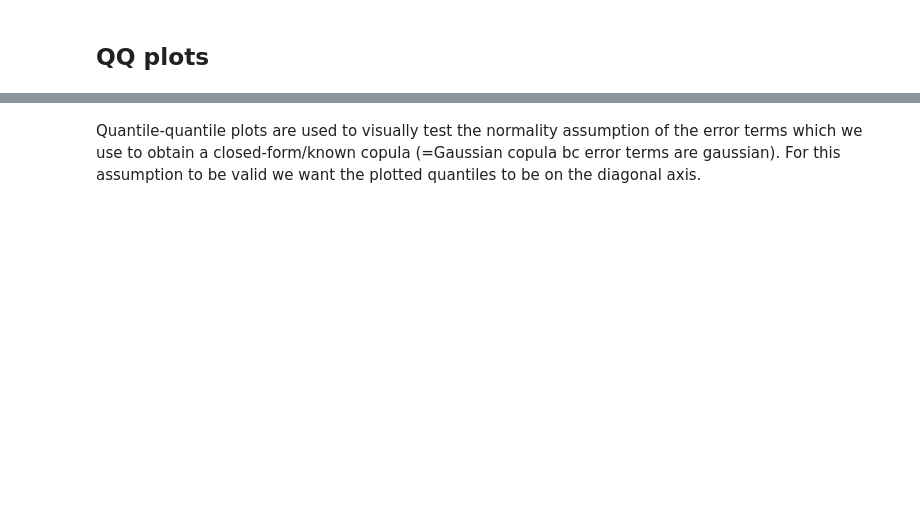
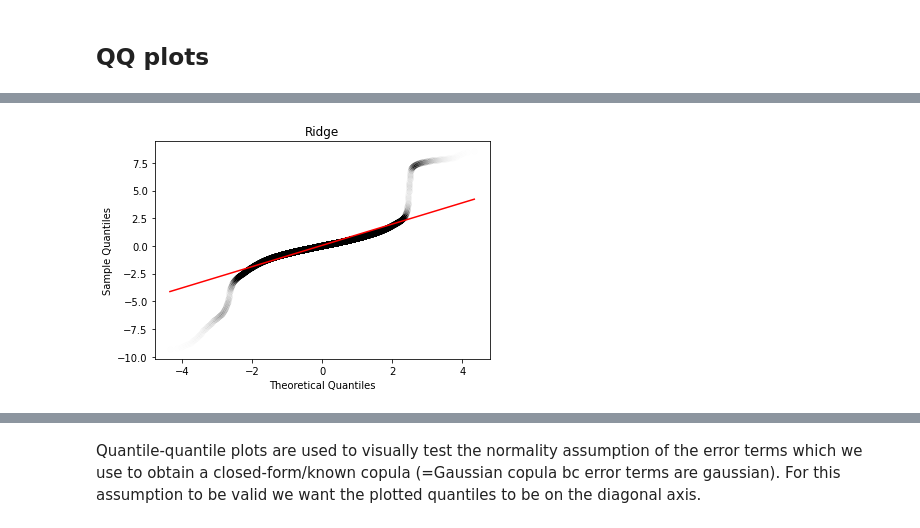
Before and after one commit to clarahoffmann/commaai, a Jupyter notebook: 05_predictions/01_qq_plots.ipynb, the cells around one changed output, grey strips where cells are left out. Drawn from its saved outputs; the diff is of its cells as text; code cells hidden in the pictures; blank space fills up the shorter version.

```diff
--- a/05_predictions/01_qq_plots.ipynb
+++ b/05_predictions/01_qq_plots.ipynb
@@ -8,0 +60,23 @@ import matplotlib.pyplot as plt
+# %%
+B_zeta = np.load('../../data/commaai/extracted_coefficients/20201021_unrestr_gaussian_resampled/Bzeta/B_zeta_val.npy')
+true_z = np.load('../../data/commaai/extracted_coefficients/20201021_unrestr_gaussian_resampled/Bzeta/tr_labels_val.npy')
+density_path = '../../data/commaai/density/gaussian_density.csv'
+density = pd.read_csv(density_path)
+# %%
+mu_t_va = np.load('../../data/commaai/va/unfiltered_gaussian_resampled/Ridge/mu_ts23_factor_50.npy')
+iterations = mu_t_va.shape[0]
+beta_ridge = np.mean(mu_t_va[int(0.9*iterations):iterations,0:10], axis = 0)
+# %%
+z_pred = (B_zeta.dot(beta_ridge)).reshape(95838,)
+residuals = true_z - z_pred
+stats.probplot(residuals, plot=plt)
+ax = pylab.gca()
+line0 = ax.get_lines()[0]
+line0.set_alpha(0.005)
+line0.set_color('black')
+plt.xlabel('Theoretical Quantiles')
+plt.ylabel('Sample Quantiles')
+plt.title('Ridge')
+plt.savefig('qq_plot_cil_ridge.png')
+# %% [output]
+[figure, added]
```
Also changed, not shown: parts of 11 cells of this notebook, 28 other files.
